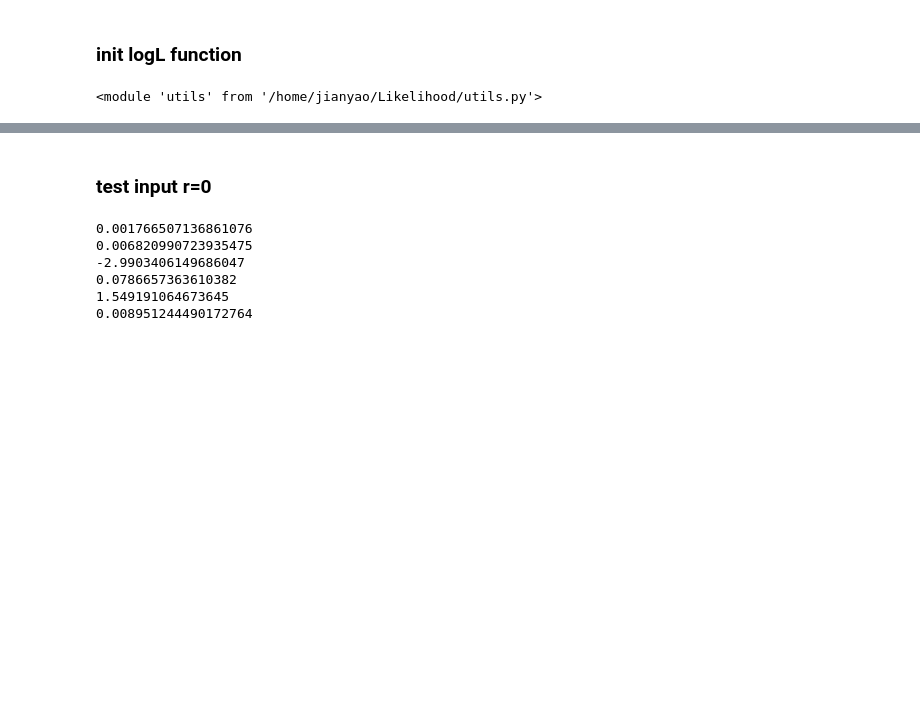
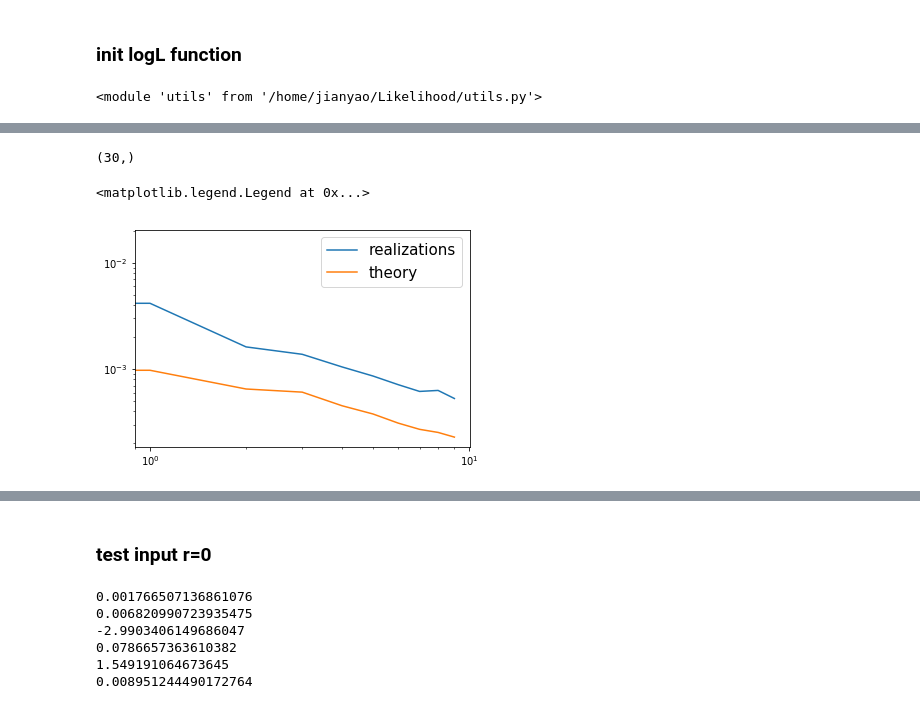
Before and after one commit to YJHelloWorld/Likelihood, a Jupyter notebook: Run_likelihood.ipynb, the cells around one changed output, grey strips where cells are left out. Cells and saved outputs as stored; diff of their text form; code cells hidden in the pictures; blank space fills up the shorter version.

```diff
--- a/Run_likelihood.ipynb
+++ b/Run_likelihood.ipynb
@@ -215,0 +226,19 @@ sig1 = [0.16, 0.5, 0.84]; sig2 = [0.021, 0.5, 0.979];
+# %%
+Fl_all = np.load('/fnx/jianyao/Likelihood_data/Bandpowers/0710_2fre_Ali_real_fore_and_noise/Fl_all_from_foreground_realizations.npy')
+# %%
+Fore_Cov_re = np.std(Fl_all, axis = 0)
+# %%
+X_fore.shape
+# %% [output]
+(30,)
+# %%
+Fore_Cov_theory = np.ones_like(Fore_Cov_re[0])
+for i in range(len(Fore_Cov_re[0])):
+    Fore_Cov_theory[i] = X_fore[3*i]
+# %%
+plt.loglog(Fore_Cov_re[0], label = 'realizations')
+plt.loglog(Fore_Cov_theory, label = 'theory')
+plt.legend(fontsize = 15)
+# %% [output]
+<matplotlib.legend.Legend at 0x...>
+[figure, added]
```
Also changed, not shown: parts of 48 cells of this notebook, 1 other file.
